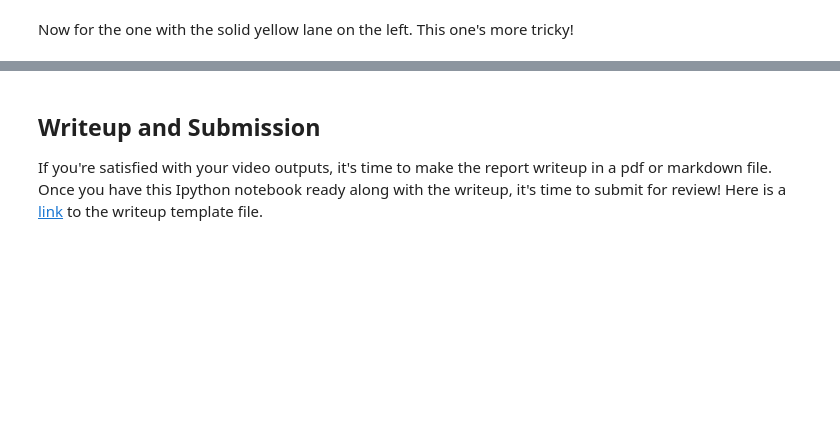
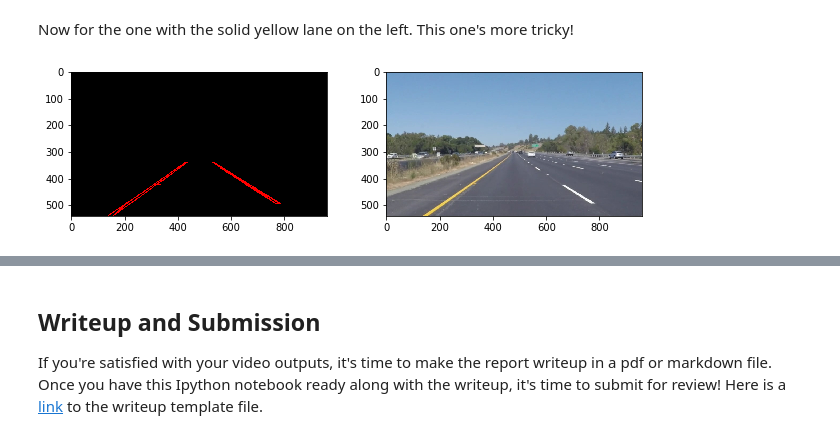
Before and after one commit to qbqandyxq/CarND-LaneLines-P1, a Jupyter notebook: P1.ipynb, the cells around one changed output, grey strips where cells are left out. Cells and saved outputs as stored; diff of their text form; code cells hidden in the pictures; blank space fills up the shorter version.

```diff
--- a/P1.ipynb
+++ b/P1.ipynb
@@ -147,6 +147,7 @@ def draw_lines(img, lines, color=[255, 0, 0], thickness=2):
     """
     for line in lines:
         for x1,y1,x2,y2 in line:
+#             print(x1,y1,x2,y2)
             cv2.line(img, (x1, y1), (x2, y2), color, thickness)
 
 def hough_lines(img, rho, theta, threshold, min_line_len, max_line_gap):
@@ -157,7 +158,7 @@ def hough_lines(img, rho, theta, threshold, min_line_len, max_line_gap):
     """
     lines = cv2.HoughLinesP(img, rho, theta, threshold, np.array([]), minLineLength=min_line_len, maxLineGap=max_line_gap)
     line_img = np.zeros((img.shape[0], img.shape[1], 3), dtype=np.uint8)
-    draw_lines(line_img, lines)
+    draw_lines(line_img, lines, thickness=2)
     return line_img
 
 # Python 3 has support for cool math symbols.
@@ -288,6 +309,55 @@ HTML("""
 **Go back and modify your draw_lines function accordingly and try re-running your pipeline. The new output should draw a single, solid line over the left lane line and a single, solid line over the right lane line. The lines should start from the bottom of the image and extend out to the top of the region of interest.**
 # %% [markdown]
 Now for the one with the solid yellow lane on the left. This one's more tricky!
+# %%
+def process_image(image):
+    # NOTE: The output you return should be a color image (3 channel) for processing video below
+    # TODO: put your pipeline here,
+    # you should return the final output (image where lines are drawn on lanes)
+    '''
+    color_select = np.copy(image)
+    red_threshold = 200
+    green_threshold = 200
+    blue_threshold = 200
+    thresholds = (image[:,:, 0] < red_threshold) |(image[:,:, 1] < green_threshold) | (image[:,:, 2] < blue_threshold)
+    color_select[~thresholds] = [255,0,0]
+    result = color_select
+    '''
+    data = mpimg.imread(image)
+    color_select = np.copy(image)
+#     data = image
+
+    height = data.shape[0]
+    width = data.shape[1]
+
+    interest = np.array([[0, height], [width*3/8, height*5/8], [width*5/8, height*5/8], [width, height]], np.int32)
+
+    grep_data = grayscale(data)
+    color_select = np.copy(data)
+
+#     r_i_data = region_of_interest(grep_data, [interest])
+
+    data_g = gaussian_blur(data, kernel_size=5)
+
+    img = canny(data_g, low_threshold=40, high_threshold=150)
+
+    r_i_data = region_of_interest(img, [interest])
+
+    result = hough_lines(r_i_data, rho=2, theta=np.pi/180, threshold=10, min_line_len=1, max_line_gap=100)
+    result_ = weighted_img(result, data, α=0.8, β=1., γ=0.0)
+
+#     return result_
+
+    plt.figure(figsize=[16, 9])
+    plt.subplot(*(3,3,1))
+    plt.imshow(result)
+    plt.subplot(*(3,3,2))
+    plt.imshow(data)
+
+path = './test_images/solidYellowLeft.jpg'
+process_image(path)
+# %% [output]
+[figure, added]
 # %%
 yellow_output = 'test_videos_output/solidYellowLeft.mp4'
 ## To speed up the testing process you may want to try your pipeline on a shorter subclip of the video
```
Also changed, not shown: parts of 3 cells of this notebook.
